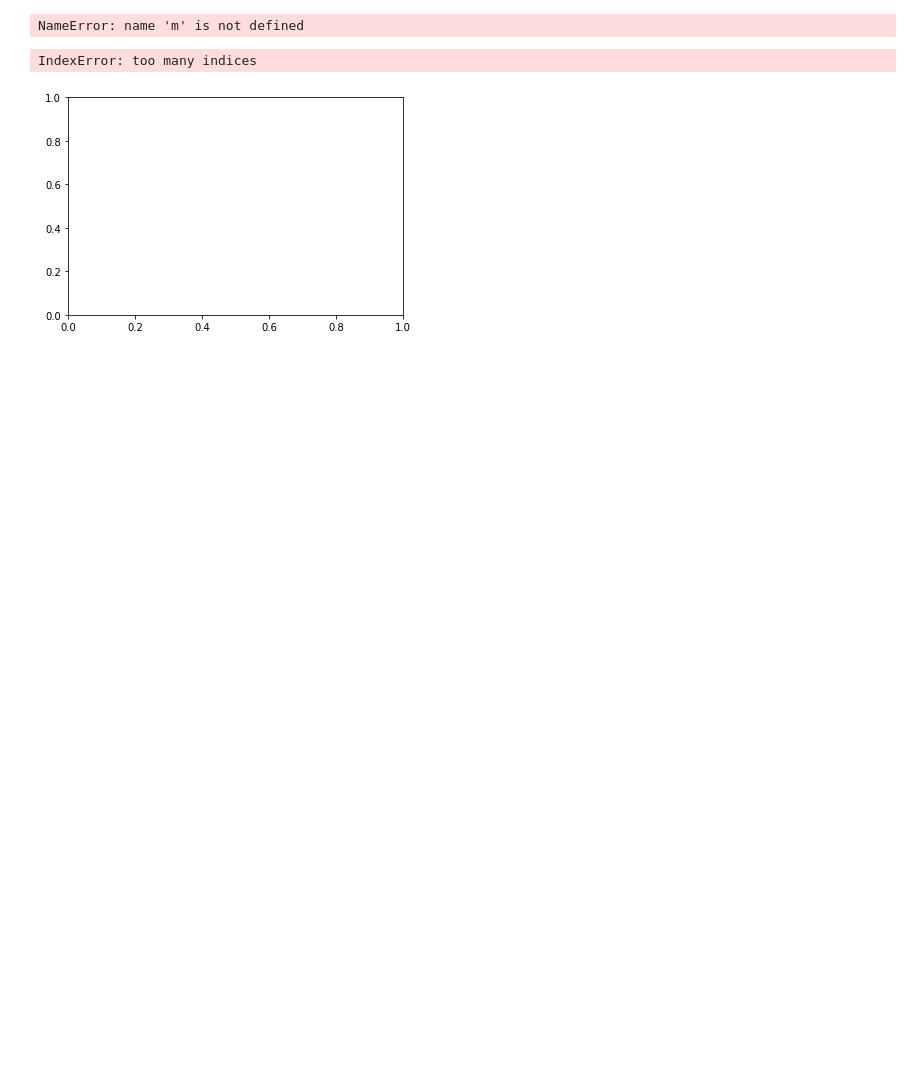
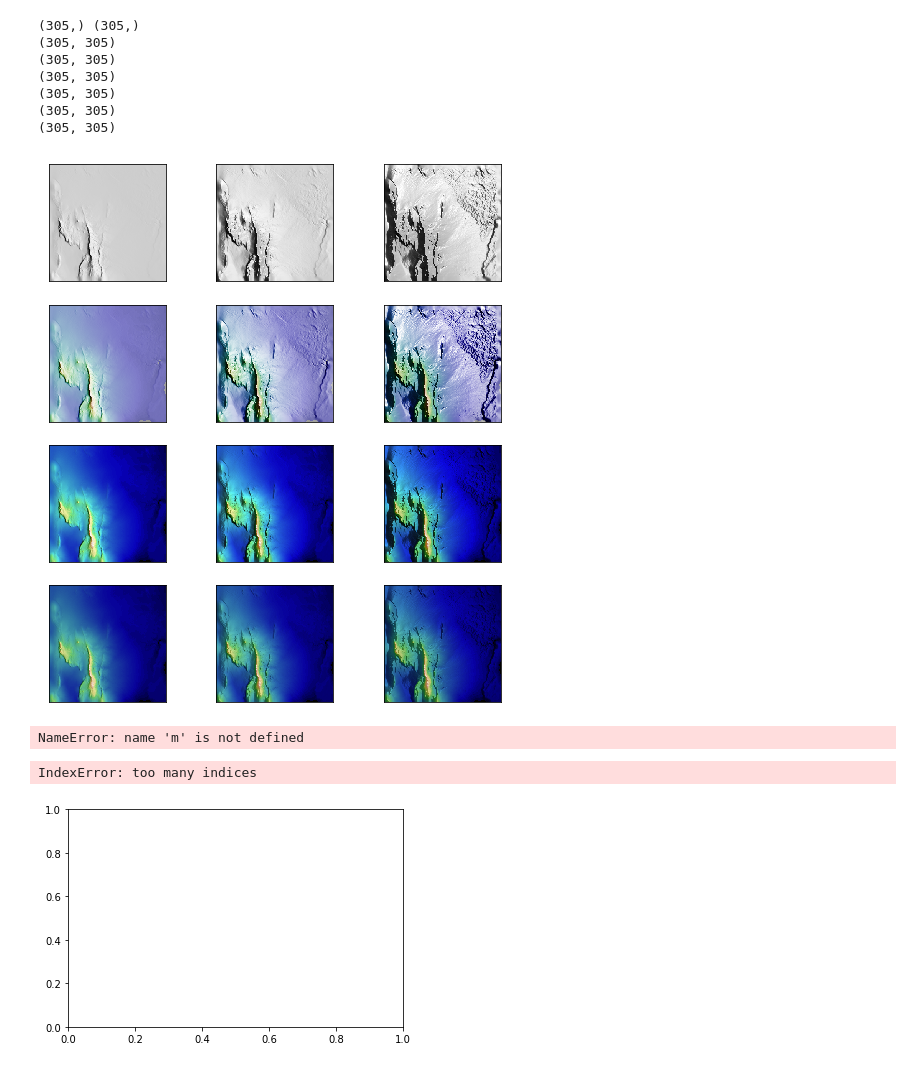
Before and after one commit to agemperador/TESIS, a Jupyter notebook: WRF_SIM.ipynb, the cells around one changed output. Drawn from its saved outputs; the diff is of its cells as text; code cells hidden in the pictures; blank space fills up the shorter version.

Commit message:
Mejora de graficador ++Topografia ++Streamplot y colorbars

```diff
--- a/WRF_SIM.ipynb
+++ b/WRF_SIM.ipynb
@@ -284,3 +231,79 @@ NameError: name 't' is not defined
+# %%
+import numpy as np
+import matplotlib.pyplot as plt
+from matplotlib.cbook import get_sample_data
+from matplotlib.colors import LightSource
+
+
+path = '../../../../media/agustin/Linux/salidas_wrf/test01/'
+archivo = 'wrfout_d02_2018-11-10_12:00:00'
+data = Dataset(path+archivo,'r')
+
+z = np.asarray(data.variables['HGT'][0,...])
+
+#-- Optional dx and dy for accurate vertical exaggeration ----------------
+# If you need topographically accurate vertical exaggeration, or you don't
+# want to guess at what *vert_exag* should be, you'll need to specify the
+# cellsize of the grid (i.e. the *dx* and *dy* parameters).  Otherwise, any
+# *vert_exag* value you specify will be relative to the grid spacing of
+# your input data (in other words, *dx* and *dy* default to 1.0, and
+# *vert_exag* is calculated relative to those parameters).  Similarly, *dx*
+# and *dy* are assumed to be in the same units as your input z-values.
+# Therefore, we'll need to convert the given dx and dy from decimal degrees
+# to meters.
+dx, dy = np.asarray(data.variables['XLONG'][0,:,0]), np.asarray(data.variables['XLAT'][0,0,:])
+print(dx.shape,dy.shape)
+dy = 111200 * dy
+dx = 111200 * dx * np.cos(np.radians(np.min(z)))
+#-------------------------------------------------------------------------
+
+# Shade from the northwest, with the sun 45 degrees from horizontal
+ls = LightSource(azdeg=315, altdeg=45)
+cmap = plt.cm.gist_earth
+
+fig, axes = plt.subplots(nrows=4, ncols=3, figsize=(8, 9))
+plt.setp(axes.flat, xticks=[], yticks=[])
+
+# Vary vertical exaggeration and blend mode and plot all combinations
+for col, ve in zip(axes.T, [0.1, 1, 10]):
+    # Show the hillshade intensity image in the first row
+    print(z.shape)
+    top = ls.hillshade(z, vert_exag=ve, dx=dx, dy=dy)
+    print(top.shape)
+    col[0].imshow(top, cmap='gray')
+
+    # Place hillshaded plots with different blend modes in the rest of the rows
+    for ax, mode in zip(col[1:], ['hsv', 'overlay', 'soft']):
+        rgb = ls.shade(z, cmap=cmap, blend_mode=mode,
+                       vert_exag=ve, dx=dx, dy=dy)
+        ax.imshow(rgb)
+
+"""# Label rows and columns
+for ax, ve in zip(axes[0], [0.1, 1, 10]):
+    ax.set_title('{0}'.format(ve), size=18)
+for ax, mode in zip(axes[:, 0], ['Hillshade', 'hsv', 'overlay', 'soft']):
+    ax.set_ylabel(mode, size=18)
+
+"""# Group labels...
+"""axes[0, 1].annotate('Vertical Exaggeration', (0.5, 1), xytext=(0, 30),
+                    textcoords='offset points', xycoords='axes fraction',
+                    ha='center', va='bottom', size=20)
+axes[2, 0].annotate('Blend Mode', (0, 0.5), xytext=(-30, 0),
+                    textcoords='offset points', xycoords='axes fraction',
+                    ha='right', va='center', size=20, rotation=90)
+"""
+fig.subplots_adjust(bottom=0.05, right=0.95)
+
+plt.show()
+# %% [output]
+(305,) (305,)
+(305, 305)
+(305, 305)
+(305, 305)
+(305, 305)
+(305, 305)
+(305, 305)
+[figure, added]
 # %%
 x,y = m(255,146)
 x_,y_ = m(lat,lon)
```
Also changed, not shown: parts of 4 cells of this notebook.
